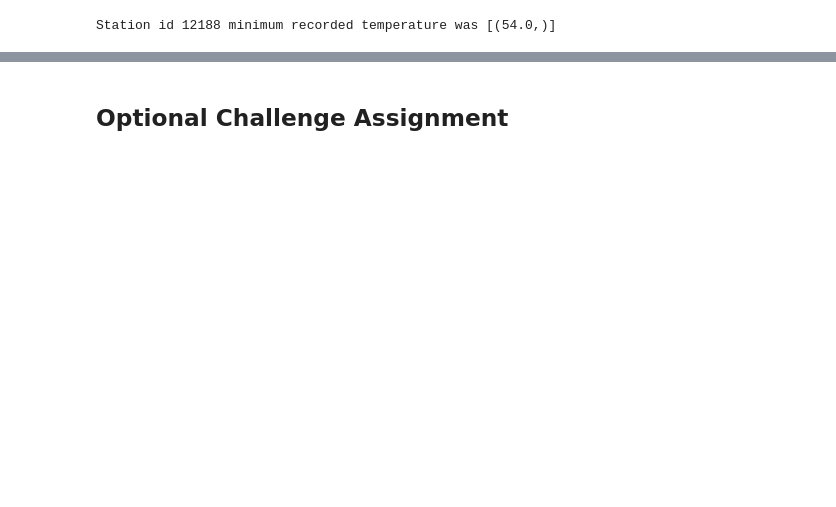
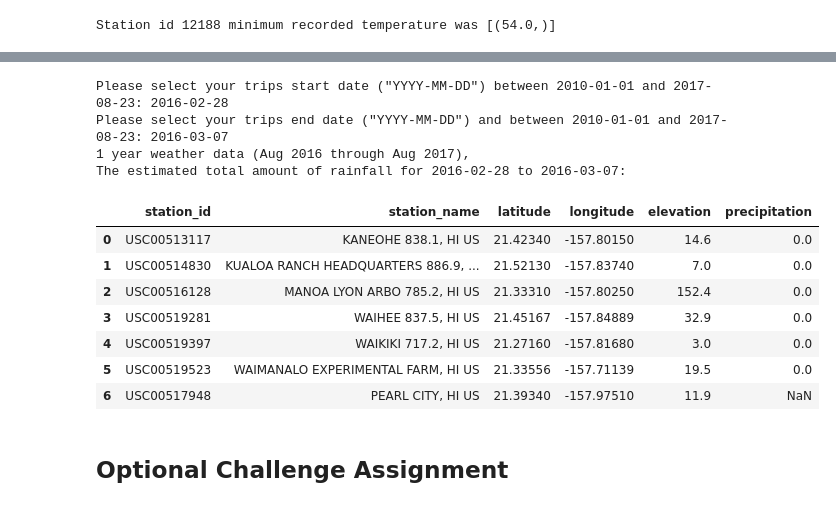
Before and after one commit to bickerton/sql-alchemy, a Jupyter notebook: sql alchemy homework.ipynb, the cells around one changed output, grey strips where cells are left out. Saved outputs shown, nothing was run; the diff lists cells and outputs as text; code cells hidden in the pictures; blank space fills up the shorter version.

```diff
--- a/sql alchemy homework.ipynb
+++ b/sql alchemy homework.ipynb
@@ -193,6 +248,53 @@ print(calc_temps('2012-02-28', '2012-03-05'))
 # %%
 # Calculate the total amount of rainfall per weather station for your trip dates using the previous year's matching dates.
 # Sort this in descending order by precipitation amount and list the station, name, latitude, longitude, and elevation
+def precip (prcp_start_date, prcp_end_date):
+    """Precipitation information per weather station.
+
+    Args:
+        prcp_start_date (string): formatted %Y-%m-%d
+        prcp_end_date (string):  formatted %Y-%m-%d
+
+    Returns tuple:
+        precipitation amount, station, name, latitude, longitude, and elevation.
+    """
+
+    sel = [Measurement.station,
+             Station.name,
+             Station.latitude,
+             Station.longitude,
+             Station.elevation,
+             Measurement.prcp]
+
+    return session.query(*sel).\
+            filter(Measurement.station == Station.station).\
+            filter(Measurement.date >= prcp_start_date).\
+            filter(Measurement.date <= prcp_end_date).\
+            group_by(Measurement.station).\
+            order_by(Measurement.prcp.desc()).all()
+# %%
+#Prompt user to enter trip information into dialog boxes:
+start_date = input('Please select your trips start date ("YYYY-MM-DD") between 2010-01-01 and 2017-08-23: ')
+end_date = input('Please select your trips end date ("YYYY-MM-DD") and between 2010-01-01 and 2017-08-23: ')
+print('1 year weather data (Aug 2016 through Aug 2017),')
+print(f'The estimated total amount of rainfall for {start_date} to {end_date}: ')
+
+#Create a dataframe with station name, lat/long, elevation and precipitation:
+precip_df = pd.DataFrame(precip('2016-02-28', '2016-03-05'), columns=['station_id','station_name', 'latitude', 'longitude', 'elevation', 'precipitation'])
+precip_df
+# %% [output]
+Please select your trips start date ("YYYY-MM-DD") between 2010-01-01 and 2017-08-23: 2016-02-28
+Please select your trips end date ("YYYY-MM-DD") and between 2010-01-01 and 2017-08-23: 2016-03-07
+1 year weather data (Aug 2016 through Aug 2017),
+The estimated total amount of rainfall for 2016-02-28 to 2016-03-07:
+|  | station_id | station_name | latitude | longitude | elevation | precipitation |
+| 0 | USC00513117 | KANEOHE 838.1, HI US | 21.42340 | -157.80150 | 14.6 | 0.0 |
+| 1 | USC00514830 | KUALOA RANCH HEADQUARTERS 886.9, ... | 21.52130 | -157.83740 | 7.0 | 0.0 |
+| 2 | USC00516128 | MANOA LYON ARBO 785.2, HI US | 21.33310 | -157.80250 | 152.4 | 0.0 |
+| 3 | USC00519281 | WAIHEE 837.5, HI US | 21.45167 | -157.84889 | 32.9 | 0.0 |
+| 4 | USC00519397 | WAIKIKI 717.2, HI US | 21.27160 | -157.81680 | 3.0 | 0.0 |
+| 5 | USC00519523 | WAIMANALO EXPERIMENTAL FARM, HI US | 21.33556 | -157.71139 | 19.5 | 0.0 |
+| 6 | USC00517948 | PEARL CITY, HI US | 21.39340 | -157.97510 | 11.9 | NaN |
 # %% [markdown]
 ## Optional Challenge Assignment
 # %%
```
Also changed, not shown: parts of 15 cells of this notebook.
